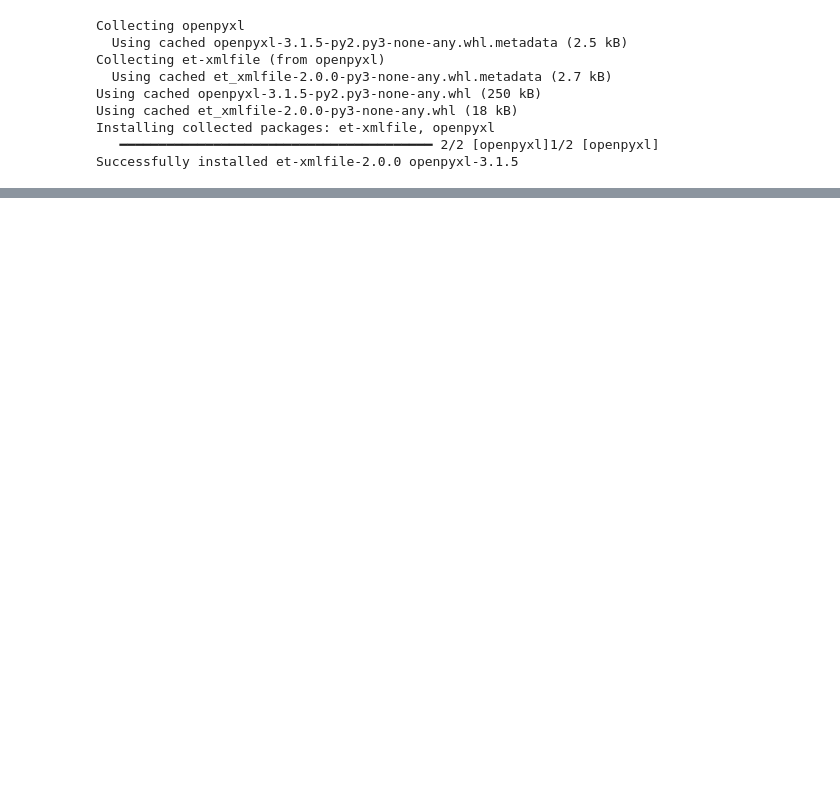
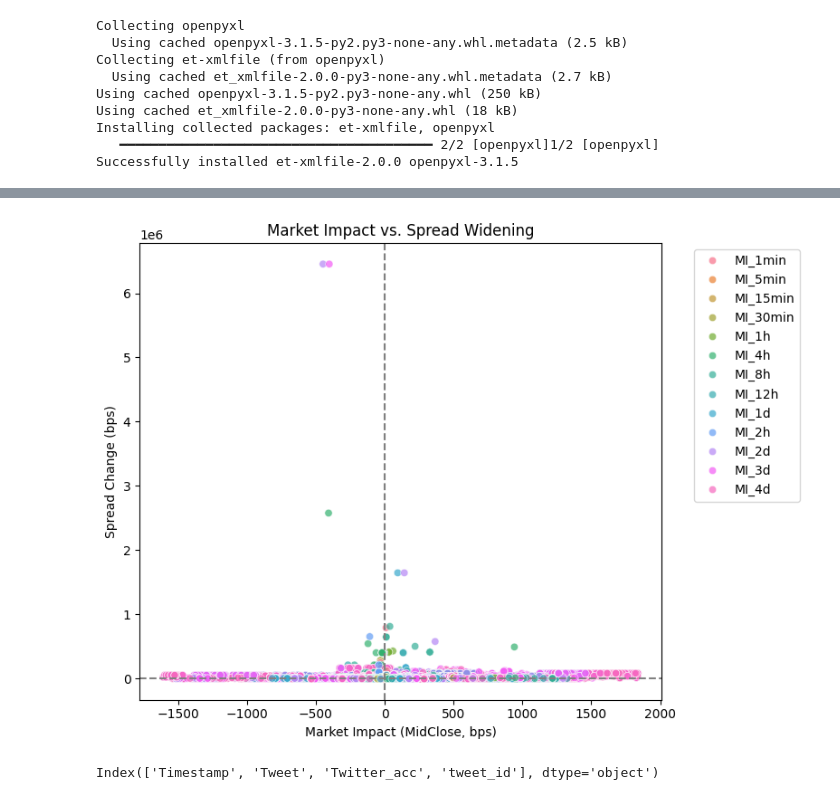
Before and after one commit to KMartinLee/Applied-ML-Github-Repo, a Jupyter notebook: MarketImpact_exc.ipynb, the cells around one changed output, grey strips where cells are left out. Saved outputs shown, nothing was run; the diff lists cells and outputs as text; code cells hidden in the pictures; blank space fills up the shorter version.

```diff
--- a/MarketImpact_exc.ipynb
+++ b/MarketImpact_exc.ipynb
@@ -116,0 +110,69 @@ impact_df.to_excel("tweet_market_impact.xlsx", index=False)
+# %%
+import seaborn as sns
+import matplotlib.pyplot as plt
+
+spread_results = []
+
+for row in results:
+    tweet_time = row["Timestamp"]
+    tweet_id = row["tweet_ID"]
+    delayed = row["Execution_Delayed"]
+
+    base_time = market_df.index[market_df.index <= tweet_time].max()
+    if pd.isna(base_time):
+        continue
+
+    try:
+        base_spread = market_df.loc[base_time, "Spread_Close"]
+    except KeyError:
+        continue
+
+    for label, delta in time_horizons.items():
+        if delayed:
+            anchor_time = market_df.index[market_df.index > tweet_time].min()
+        else:
+            anchor_time = tweet_time
+
+        target_time = anchor_time + delta
+        future_time = market_df.index[market_df.index >= target_time].min()
+
+        if pd.isna(future_time):
+            continue
+
+        try:
+            future_spread = market_df.loc[future_time, "Spread_Close"]
+            spread_change_bps = ((future_spread - base_spread) / base_spread) * 10000 if base_spread != 0 else np.nan
+            market_impact = row.get(f"{label}_MidClose")
+            spread_results.append({
+                "tweet_ID": tweet_id,
+                "Horizon": label,
+                "MarketImpact_bps": market_impact,
+                "SpreadChange_bps": spread_change_bps
+            })
+        except KeyError:
+            continue
+
+# Create DataFrame
+spread_df = pd.DataFrame(spread_results)
+
+# Drop rows with NaNs
+spread_df = spread_df.dropna()
+
+# Plot correlation at each time horizon
+for horizon in spread_df["Horizon"].unique():
+    subset = spread_df[spread_df["Horizon"] == horizon]
+    corr = subset["MarketImpact_bps"].corr(subset["SpreadChange_bps"])
+    print(f"{horizon}: correlation between MI and spread widening = {corr:.3f}")
+
+# Optional: visualize
+plt.figure(figsize=(8,6))
+sns.scatterplot(data=spread_df, x="MarketImpact_bps", y="SpreadChange_bps", hue="Horizon", alpha=0.7)
+plt.axhline(0, color='gray', linestyle='--')
+plt.axvline(0, color='gray', linestyle='--')
+plt.title("Market Impact vs. Spread Widening")
+plt.xlabel("Market Impact (MidClose, bps)")
+plt.ylabel("Spread Change (bps)")
+plt.legend(bbox_to_anchor=(1.05, 1), loc='upper left')
+plt.tight_layout()
+plt.show()
+# %% [output]
@@ -116,0 +192 @@ impact_df.to_excel("tweet_market_impact.xlsx", index=False)
+[figure, added]
@@ -116,0 +214,4 @@ impact_df.to_excel("tweet_market_impact.xlsx", index=False)
+# %%
+print(tweets_df.columns)
+# %% [output]
+Index(['Timestamp', 'Tweet', 'Twitter_acc', 'tweet_id'], dtype='object')
```
Also changed, not shown: parts of 4 cells of this notebook, 2 other files.
